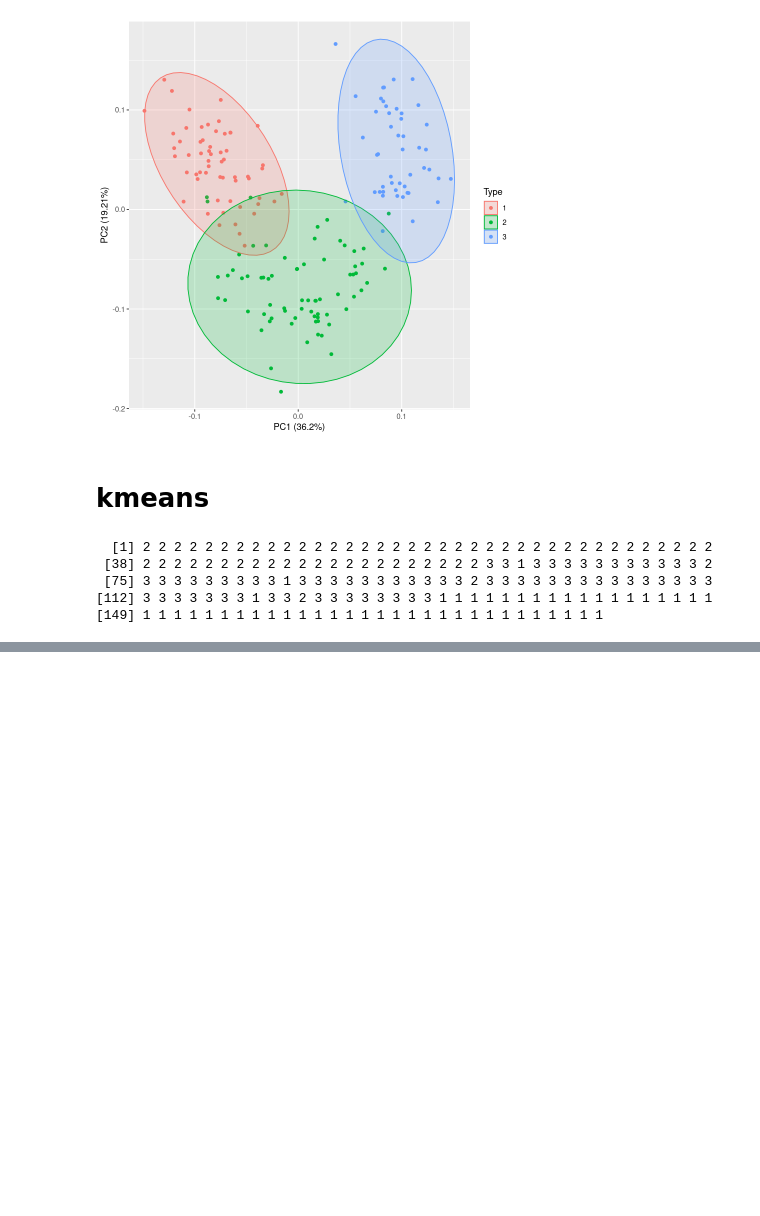
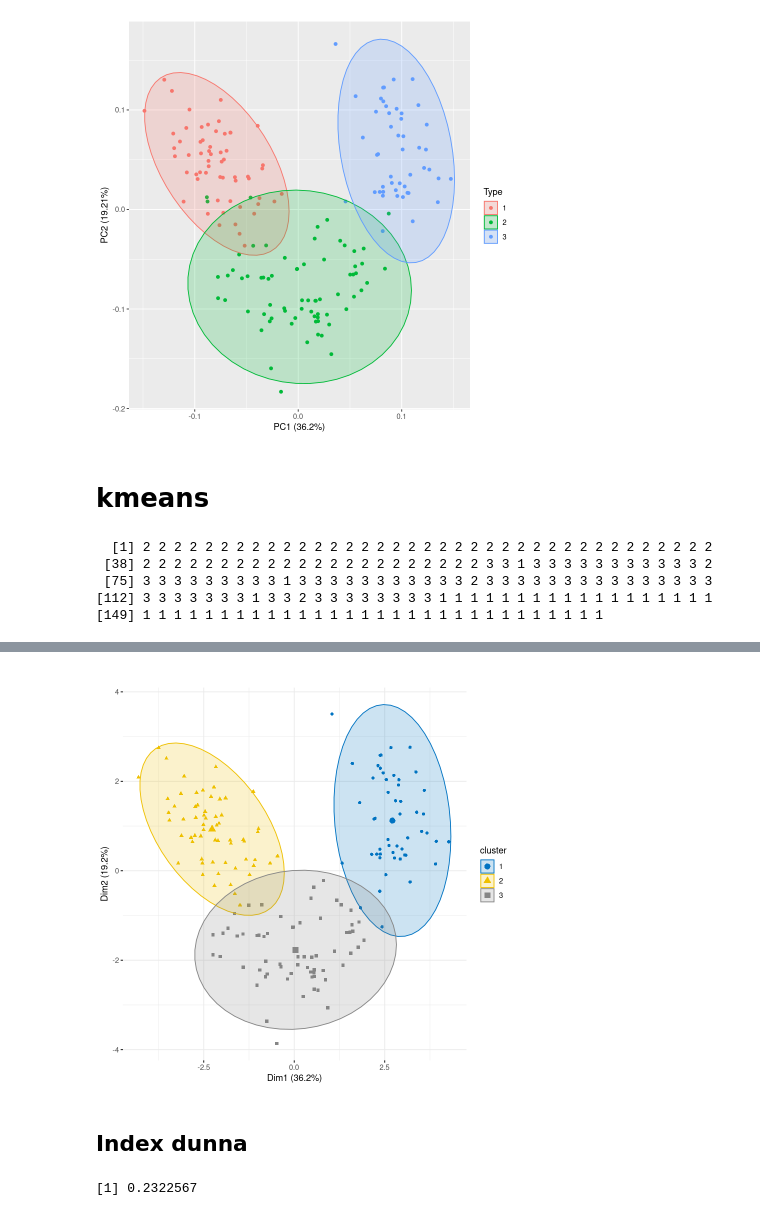
Before and after one commit to Ligerd/wizualizacja_danych, a Jupyter notebook: project_1/Project_1.ipynb, the cells around one changed output, grey strips where cells are left out. Drawn from its saved outputs; the diff is of its cells as text; code cells hidden in the pictures; blank space fills up the shorter version.

```diff
--- a/project_1/Project_1.ipynb
+++ b/project_1/Project_1.ipynb
@@ -119,0 +129,16 @@ fviz_cluster(res.km, data = wine[,2:14],
+# %%
+fviz_cluster(object = kmeans_scale, # kmeans object
+             data = wine_scale_data, # data used for clustering
+             ellipse.type = "norm",
+             geom = "point",
+             palette = "jco",
+             main = "",
+             ggtheme = theme_minimal())
+# %% [output]
+[figure, added]
+# %% [markdown]
+## Index dunna
+# %%
+dunn(clusters = kmeans_scale$cluster, Data = wine_scale_data)
+# %% [output]
+[1] 0.2322567
```
Also changed, not shown: parts of 9 cells of this notebook.
